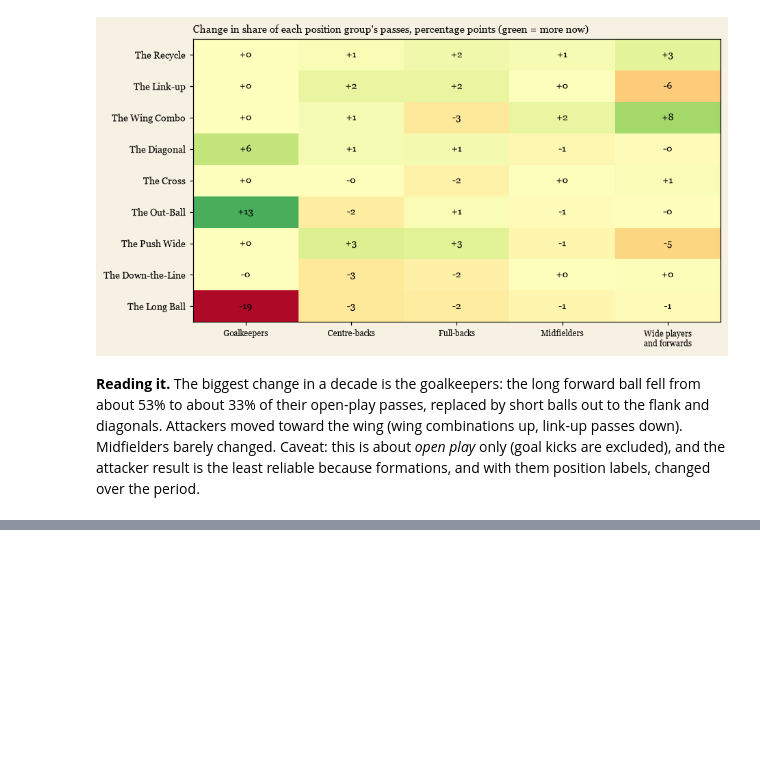
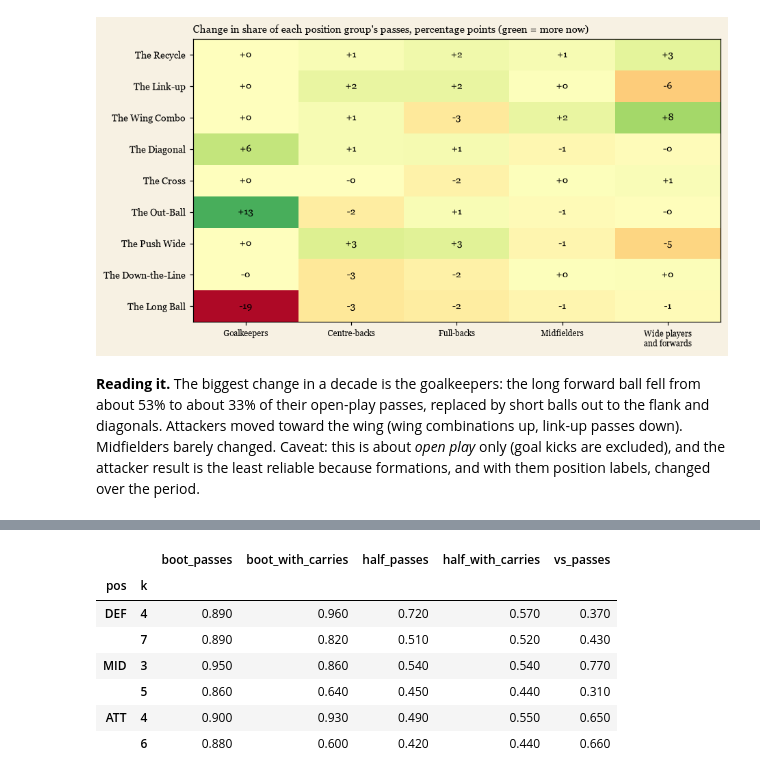
Before and after one commit to chuongt1311-droid/EPL-Player-Clustering, a Jupyter notebook: notebooks/EPL_Player_Clustering.ipynb, the cells around one changed output, grey strips where cells are left out. Cells and saved outputs as stored; diff of their text form; code cells hidden in the pictures; blank space fills up the shorter version.

```diff
--- a/notebooks/EPL_Player_Clustering.ipynb
+++ b/notebooks/EPL_Player_Clustering.ipynb
@@ -1135,7 +1189,8 @@ full = S2[S2.n_passes >= S2.grp.map(CUTS).fillna(10**9)]
 ALL = pd.concat([full, cur[full.columns.intersection(cur.columns)]], ignore_index=True)
 ok_ = (S2.n_passes >= S2.grp.map(CUTS).fillna(10**9)).to_numpy()
 Ah, Bh = [np.sqrt(h[ok_] / h[ok_].sum(1, keepdims=True)) for h in HALF]; noise_ = float(np.median(np.sqrt(((Ah - Bh) ** 2).sum(1))) / np.sqrt(2)); print(f'noise scale for the similar-player list (Hellinger, two full seasons, players at their position cutoffs): {noise_:.3f}')
-payload = dict(pt=PTN, ptcol=COL, ptdesc=DESC, seasons=SEASONS, partial='2026-27', minp_partial=200, noise=round(noise_, 3), nb=8, groups={})
+payload = dict(pt=PTN, ptcol=COL, ptdesc=DESC, seasons=SEASONS, partial='2026-27', minp_partial=200, noise=round(noise_, 3), nb=8, cw=round(CW, 4), noisec=round(NOISE_C, 3), groups={})
+TIERN = {'low': 0, 'mid': 1, 'high': 2}
 def build_types(D, tcol, names):
     types = []
     for ti, nm in enumerate(names):
@@ -1149,19 +1204,25 @@ for gname in GROUPS:
     ld = mdl['pca'].components_; ax_names = lambda v, sign: ', '.join(PTN[i] for i in np.argsort(sign * v)[:2])
     types = build_types(D, 'tid', TYPE_NAMES[gname]); styles = build_types(D, 'sid', [s[:3] for s in STYLES[gname]])
     share = {s: [float((D[(D.season == s)].tid == t).mean()) for t in range(KSEL[gname])] for s in SEASONS}; share2 = {s: [float((D[(D.season == s)].sid == t).mean()) for t in range(KFINE[gname])] for s in SEASONS}
+    D = D.join(M_all, on=['player_id', 'season']); ref = CP[CP.grp == gname][MEAS + ['to_per_carry']]
+    D['comp'] = cr.carry_composite(D[MEAS + ['to_per_carry']], ref).to_numpy(); D['tier'] = cr.carry_tier(D.comp, TIER_CUTS[gname]).to_numpy(); D['dtier'] = cr.carry_tier(D.to_per_carry, DRIB_CUTS[gname]).to_numpy()
+    for f_ in MEAS4: D['pc_' + f_] = D.groupby('season')[f_].rank(pct=True) * 100
+    Zp = (zin(D) - ZMU) / ZSD; D[['z0', 'z1', 'z2', 'z3']] = Zp
     D['key'] = False
     for s, d_ in D.groupby('season'):
         D.loc[d_.sort_values('n_passes', ascending=False).head(10).index, 'key'] = True; D.loc[d_.sort_values('xt90', ascending=False).head(4).index, 'key'] = True
     pl = [dict(id=i, n=r['name'], s=short(r['name']), t=r.team if isinstance(r.team, str) else '', pos=POS.get(r.fine, '') if isinstance(r.fine, str) else '', se=r.season, c=int(r.tid), c2=int(r.sid), x=round(float(r.x), 4), y=round(float(r.y), 4),
-               xt=None if pd.isna(r.xt90) else round(float(r.xt90), 1), p=int(r.n_passes), m=int(round(r.minutes)) if pd.notna(r.minutes) else 0, sh=[round(float(v * 100), 1) for v in r[sc]], k=bool(r.key)) for i, r in D.iterrows()]
+               xt=None if pd.isna(r.xt90) else round(float(r.xt90), 1), p=int(r.n_passes), m=int(round(r.minutes)) if pd.notna(r.minutes) else 0, sh=[round(float(v * 100), 1) for v in r[sc]], k=bool(r.key),
+               cm=None if pd.isna(r.car90) else [round(float(r[f_]), 1) for f_ in MEAS4], cp=None if pd.isna(r.car90) else [int(round(r['pc_' + f_])) for f_ in MEAS4], ct=TIERN.get(r.tier), dt=TIERN.get(r.dtier), tpc=None if pd.isna(r.car90) else round(float(r.to_per_carry), 2),
+               cz=None if pd.isna(r.car90) else [round(float(r[z_]), 2) for z_ in ('z0', 'z1', 'z2', 'z3')]) for i, r in D.iterrows()]
     sw = SW[SW.pos == gname].set_index('k'); st_ = lambda k: dict(k=int(k), boot=round(float(sw.bootstrap_ari[k]), 2), half=round(float(sw.half_vs_half_ari[k]), 2), era=round(float(sw.era_ari[k]), 2))
     payload['groups'][gname] = dict(label=GROUPS[gname].split(' (')[0], who={'DEF': 'defender', 'MID': 'midfielder', 'ATT': 'attacker'}[gname], minp=CUTS[gname],
                                     title={'DEF': 'Four kinds of defender', 'MID': 'Three kinds of midfielder', 'ATT': 'Four kinds of attacker'}[gname] + ' in the Premier League',
                                     title2={'DEF': 'Seven styles of defender', 'MID': 'Five styles of midfielder', 'ATT': 'Six styles of attacker'}[gname] + ' in the Premier League',
-                                    types=types, styles=styles, stab=dict(c=st_(KSEL[gname]), c2=st_(KFINE[gname])), players=pl, share=share, share2=share2, axes=dict(x=['more ' + ax_names(ld[0], 1), 'more ' + ax_names(ld[0], -1)], y=['more ' + ax_names(ld[1], 1), 'more ' + ax_names(ld[1], -1)]))
+                                    ctiers=[round(TIER_CUTS[gname][0], 3), round(TIER_CUTS[gname][1], 3)], dcuts=[round(DRIB_CUTS[gname][0], 3), round(DRIB_CUTS[gname][1], 3)], types=types, styles=styles, stab=dict(c=st_(KSEL[gname]), c2=st_(KFINE[gname])), players=pl, share=share, share2=share2, axes=dict(x=['more ' + ax_names(ld[0], 1), 'more ' + ax_names(ld[0], -1)], y=['more ' + ax_names(ld[1], 1), 'more ' + ax_names(ld[1], -1)]))
     D.assign(type=D.tid.map(lambda t: TYPE_NAMES[gname][t][0]), style=D.sid.map(lambda t: STYLES[gname][t][0]))[['player_id', 'name', 'season', 'team', 'fine', 'role', 'n_passes', 'minutes', 'xt90', 'type', 'style', 'x', 'y'] + sc].round(4).to_csv(DATA / f'player_types_{gname}.csv', index=False)
     print(gname, len(D), 'player-seasons;', 'axes', payload['groups'][gname]['axes'], '| stability types', payload['groups'][gname]['stab']['c'], 'styles', payload['groups'][gname]['stab']['c2'])
-build_site(payload, DOCS / 'index.html'); print('wrote docs/index.html', f"({(DOCS / 'index.html').stat().st_size / 1e6:.2f} MB)")
+json.dump(payload, open(CACHE / 'payload.json', 'w', encoding='utf-8'), separators=(',', ':')); build_site(payload, DOCS / 'index.html'); print('wrote docs/index.html', f"({(DOCS / 'index.html').stat().st_size / 1e6:.2f} MB)")
 # %% [output]
 noise scale for the similar-player list (Hellinger, two full seasons, players at their position cutoffs): 0.082
 DEF 2095 player-seasons; axes {'x': ['more Out-Ball, Diagonal', 'more Wing Combo, Cross'], 'y': ['more Long Ball, Down-the-Line', 'more Push Wide, Link-up']} | stability types {'k': 4, 'boot': 0.93, ' ...
@@ -1301,0 +1404,8 @@ goalkeepers' share of their open-play passes (%):
+# %%
+Zr = CP.merge(ZN, on=['player_id', 'season'], how='left'); Xs = np.sqrt(P2[sc].to_numpy()); r2 = {}
+for g_ in GROUPS:
+    r2[g_] = {}
+    for f in MEAS4 + ['final_share', 'own_share', 'wide_share']:
+        m = ((Zr.grp == g_) & Zr[f].notna()).to_numpy(); y = Zr.loc[m, f].to_numpy(); pr = cross_val_predict(Ridge(1e-3), Xs[m], y, cv=5); r2[g_][f] = 1 - ((y - pr) ** 2).sum() / ((y - y.mean()) ** 2).sum()
+r2 = pd.DataFrame(r2); display(r2.round(2))
+assert (r2.loc[['final_share', 'own_share', 'wide_share']] > 0.55).all(axis=None) and (r2.loc['prog90'] < 0.45).all()
@@ -1301,0 +1426,26 @@ goalkeepers' share of their open-play passes (%):
+# %%
+rng = np.random.default_rng(1); rows = []
+blk = lambda M: np.c_[np.log1p(M.car90.clip(lower=0)), np.log1p(M.prog90.clip(lower=0)), np.log1p(M.to90.clip(lower=0)), M.xt90c]
+for g_, ks in (('DEF', (4, 7)), ('MID', (3, 5)), ('ATT', (4, 6))):
+    m = ((CP.grp == g_) & CP[MEAS4].notna().all(axis=1) & A_[MEAS4].notna().all(axis=1) & B_[MEAS4].notna().all(axis=1)).to_numpy(); D_ = CP[m]
+    mu_, sd_ = blk(D_).mean(0), blk(D_).std(0); Zc = (blk(D_) - mu_) / sd_; ZA_, ZB_ = (blk(A_[m]) - mu_) / sd_, (blk(B_[m]) - mu_) / sd_
+    Xp_ = np.sqrt(P2.loc[m, sc].to_numpy()); Vp_ = Xp_.var(0).sum(); sc_ = np.sqrt(0.25 * Vp_ / 4); HA_, HB_ = [np.sqrt(h[mask_][m] / h[mask_][m].sum(1, keepdims=True)) for h in HALF]
+    for k in ks:
+        res = {}
+        for nm, (X, XA, XB) in {'passes': (Xp_, HA_, HB_), 'passes + carries': (np.hstack([Xp_, Zc * sc_]), np.hstack([HA_, ZA_ * sc_]), np.hstack([HB_, ZB_ * sc_]))}.items():
+            km_ = KMeans(k, n_init=20, random_state=0).fit(X); bs = []
+            for b in range(20):
+                i = rng.choice(len(X), int(.8 * len(X)), replace=False); jj = rng.choice(len(X), int(.8 * len(X)), replace=False)
+                bs.append(ari(KMeans(k, n_init=5, random_state=b).fit(X[i]).predict(X), KMeans(k, n_init=5, random_state=b + 100).fit(X[jj]).predict(X)))
+            res[nm] = (np.mean(bs), ari(km_.predict(XA), km_.predict(XB)), km_.labels_)
+        rows.append(dict(pos=g_, k=k, boot_passes=res['passes'][0], boot_with_carries=res['passes + carries'][0], half_passes=res['passes'][1], half_with_carries=res['passes + carries'][1], vs_passes=ari(res['passes'][2], res['passes + carries'][2])))
+stab = pd.DataFrame(rows).set_index(['pos', 'k']); display(stab.round(2)); assert (stab.half_with_carries - stab.half_passes).abs().max() < 0.15
+# %% [output]
+|  |  | boot_passes | boot_with_carries | half_passes | half_with_carries | vs_passes |
+| pos | k |  |  |  |  |  |
+| DEF | 4 | 0.890 | 0.960 | 0.720 | 0.570 | 0.370 |
+|  | 7 | 0.890 | 0.820 | 0.510 | 0.520 | 0.430 |
+| MID | 3 | 0.950 | 0.860 | 0.540 | 0.540 | 0.770 |
+|  | 5 | 0.860 | 0.640 | 0.450 | 0.440 | 0.310 |
+| ATT | 4 | 0.900 | 0.930 | 0.490 | 0.550 | 0.650 |
+|  | 6 | 0.880 | 0.600 | 0.420 | 0.440 | 0.660 |
```
Also changed, not shown: parts of 24 cells of this notebook, 12 other files.
